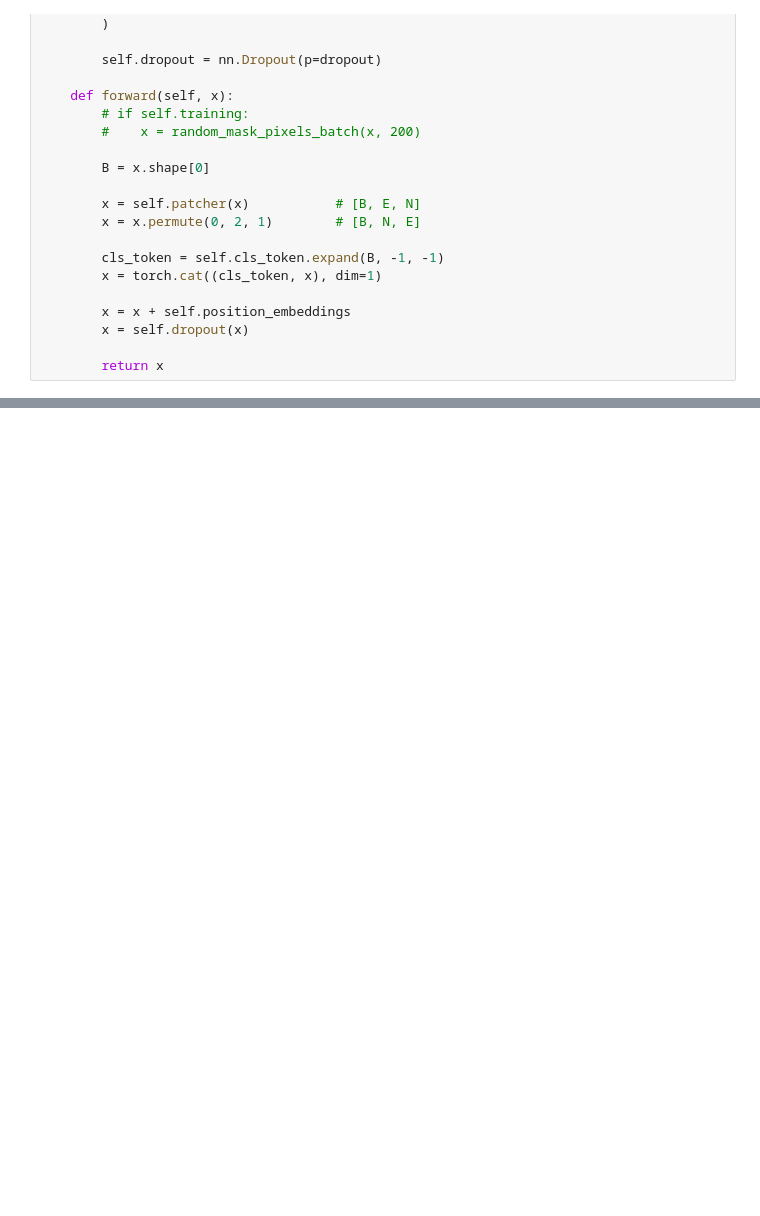
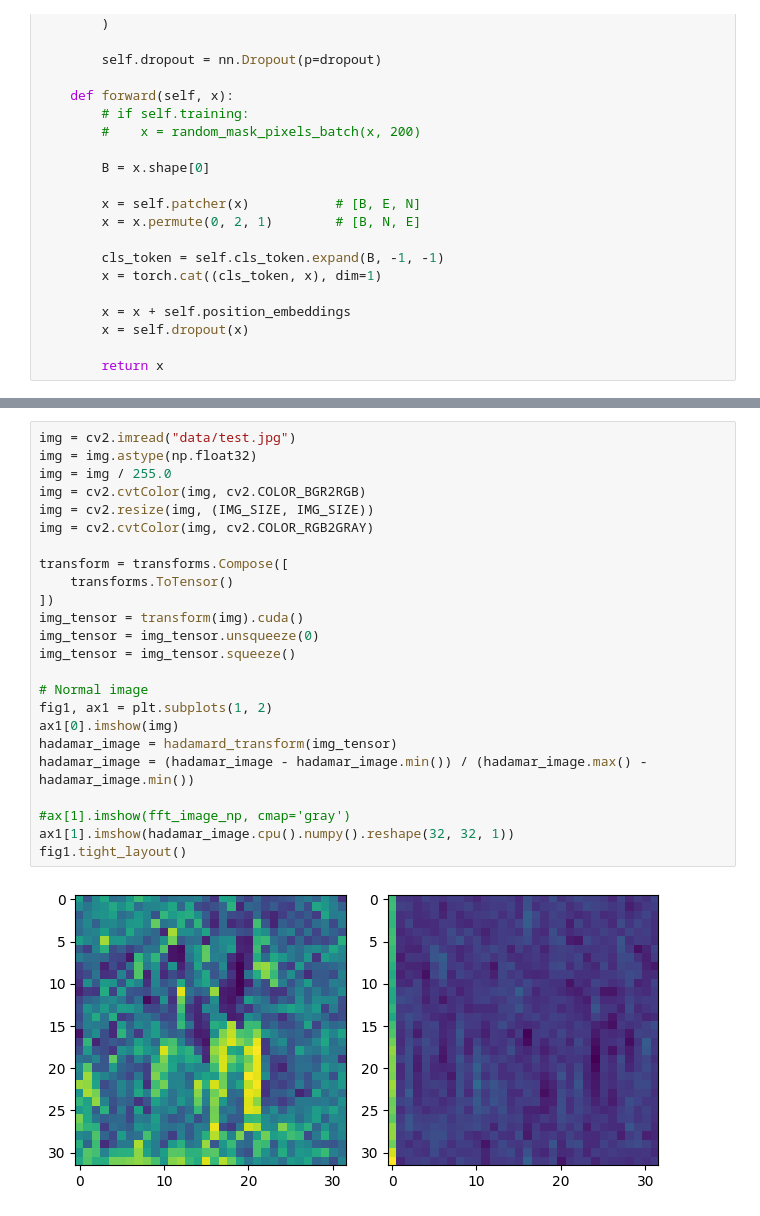
Before and after one commit to Biblbrox/ViT-Spectre-Experiments, a Jupyter notebook: fft_experiments.ipynb, the cells around one changed output, grey strips where cells are left out. Saved outputs shown, nothing was run; the diff lists cells and outputs as text; blank space fills up the shorter version.

```diff
--- a/fft_experiments.ipynb
+++ b/fft_experiments.ipynb
@@ -154,0 +156,26 @@ torch.Size([65, 256])
+# %%
+img = cv2.imread("data/test.jpg")
+img = img.astype(np.float32)
+img = img / 255.0
+img = cv2.cvtColor(img, cv2.COLOR_BGR2RGB)
+img = cv2.resize(img, (IMG_SIZE, IMG_SIZE))
+img = cv2.cvtColor(img, cv2.COLOR_RGB2GRAY)
+
+transform = transforms.Compose([
+    transforms.ToTensor()
+])
+img_tensor = transform(img).cuda()
+img_tensor = img_tensor.unsqueeze(0)
+img_tensor = img_tensor.squeeze()
+
+# Normal image
+fig1, ax1 = plt.subplots(1, 2)
+ax1[0].imshow(img)
+hadamar_image = hadamard_transform(img_tensor)
+hadamar_image = (hadamar_image - hadamar_image.min()) / (hadamar_image.max() - hadamar_image.min())
+
+#ax[1].imshow(fft_image_np, cmap='gray')
+ax1[1].imshow(hadamar_image.cpu().numpy().reshape(32, 32, 1))
+fig1.tight_layout()
+# %% [output]
+[figure, added]
```
Also changed, not shown: parts of 2 cells of this notebook, 12 other files.
